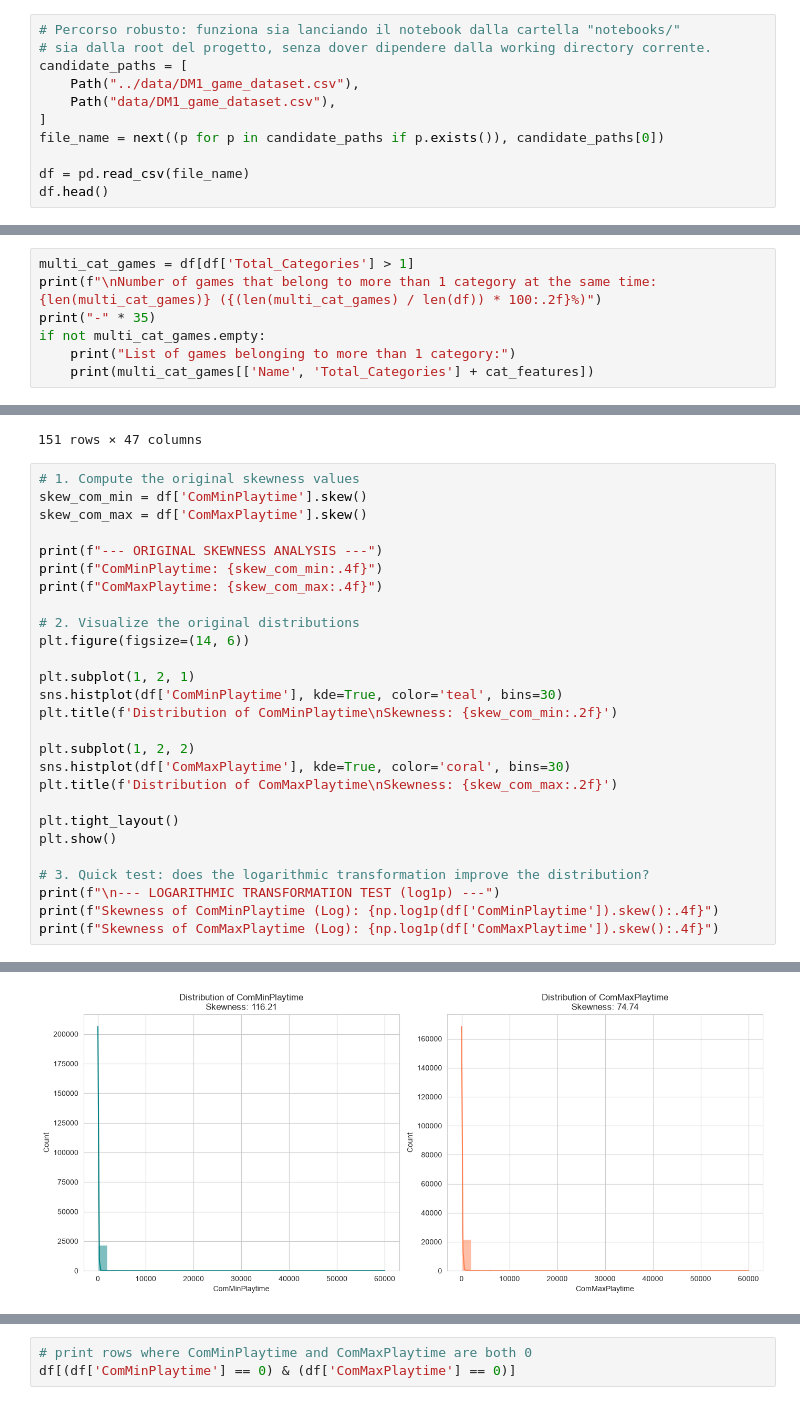
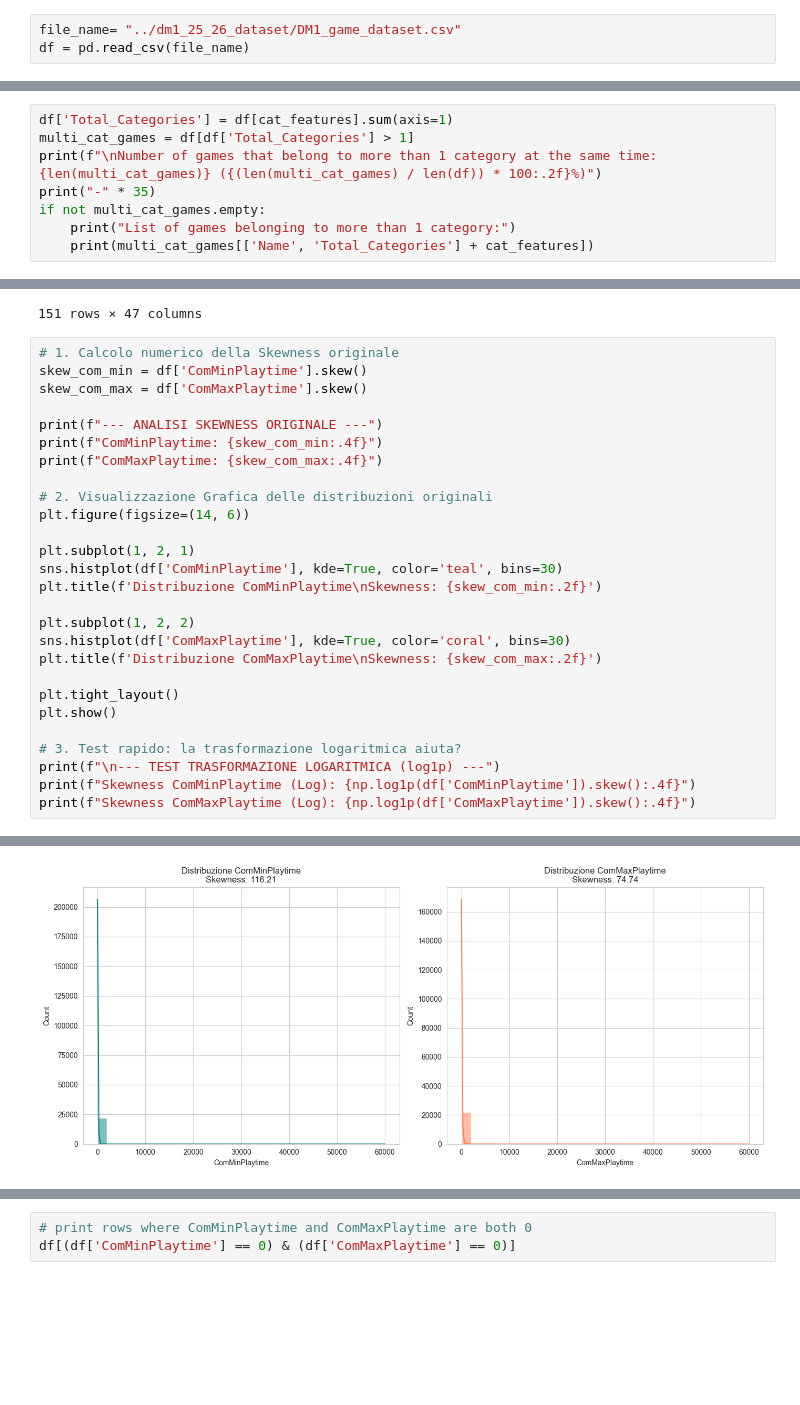
Before and after one commit to ecalabrese17/Board-Game-Data-Analytics, a Jupyter notebook: notebooks/0_data_understanding.ipynb, the cells around one changed output, grey strips where cells are left out. Saved outputs shown, nothing was run; the diff lists cells and outputs as text; blank space fills up the shorter version.

```diff
--- a/notebooks/0_data_understanding.ipynb
+++ b/notebooks/0_data_understanding.ipynb
@@ -20,12 +18,4 @@ from statsmodels.stats.multitest import multipletests
 from matplotlib.ticker import ScalarFormatter
 # %%
-# Percorso robusto: funziona sia lanciando il notebook dalla cartella "notebooks/"
-# sia dalla root del progetto, senza dover dipendere dalla working directory corrente.
-candidate_paths = [
-    Path("../data/DM1_game_dataset.csv"),
-    Path("data/DM1_game_dataset.csv"),
-]
-file_name = next((p for p in candidate_paths if p.exists()), candidate_paths[0])
-
+file_name= "../dm1_25_26_dataset/DM1_game_dataset.csv"
 df = pd.read_csv(file_name)
-df.head()
@@ -275,6 +278,7 @@ List of games without categories:
 # %% [markdown]
 ### Number of games that belong to more than 1 category at the same time
 # %%
+df['Total_Categories'] = df[cat_features].sum(axis=1)
 multi_cat_games = df[df['Total_Categories'] > 1]
 print(f"\nNumber of games that belong to more than 1 category at the same time: {len(multi_cat_games)} ({(len(multi_cat_games) / len(df)) * 100:.2f}%)")
 print("-" * 35)
@@ -341,30 +345,30 @@ df[df['ComMinPlaytime'] > df['ComMaxPlaytime']]
 | 21619 | 299573 | Papageno | enchanted kingdom flock colorful ... | 2020 | 1.00 | 1.1419 | 2 | 5 | ... |
 151 rows × 47 columns
 # %%
-# 1. Compute the original skewness values
+# 1. Calcolo numerico della Skewness originale
 skew_com_min = df['ComMinPlaytime'].skew()
 skew_com_max = df['ComMaxPlaytime'].skew()
 
-print(f"--- ORIGINAL SKEWNESS ANALYSIS ---")
+print(f"--- ANALISI SKEWNESS ORIGINALE ---")
 print(f"ComMinPlaytime: {skew_com_min:.4f}")
 print(f"ComMaxPlaytime: {skew_com_max:.4f}")
 
-# 2. Visualize the original distributions
+# 2. Visualizzazione Grafica delle distribuzioni originali
 plt.figure(figsize=(14, 6))
 
 plt.subplot(1, 2, 1)
 sns.histplot(df['ComMinPlaytime'], kde=True, color='teal', bins=30)
-plt.title(f'Distribution of ComMinPlaytime\nSkewness: {skew_com_min:.2f}')
+plt.title(f'Distribuzione ComMinPlaytime\nSkewness: {skew_com_min:.2f}')
 
 plt.subplot(1, 2, 2)
 sns.histplot(df['ComMaxPlaytime'], kde=True, color='coral', bins=30)
-plt.title(f'Distribution of ComMaxPlaytime\nSkewness: {skew_com_max:.2f}')
+plt.title(f'Distribuzione ComMaxPlaytime\nSkewness: {skew_com_max:.2f}')
 
 plt.tight_layout()
 plt.show()
 
-# 3. Quick test: does the logarithmic transformation improve the distribution?
-print(f"\n--- LOGARITHMIC TRANSFORMATION TEST (log1p) ---")
-print(f"Skewness of ComMinPlaytime (Log): {np.log1p(df['ComMinPlaytime']).skew():.4f}")
-print(f"Skewness of ComMaxPlaytime (Log): {np.log1p(df['ComMaxPlaytime']).skew():.4f}")
+# 3. Test rapido: la trasformazione logaritmica aiuta?
+print(f"\n--- TEST TRASFORMAZIONE LOGARITMICA (log1p) ---")
+print(f"Skewness ComMinPlaytime (Log): {np.log1p(df['ComMinPlaytime']).skew():.4f}")
+print(f"Skewness ComMaxPlaytime (Log): {np.log1p(df['ComMaxPlaytime']).skew():.4f}")
 # %% [output]
@@ -372,3 +376,3 @@ print(f"Skewness of ComMaxPlaytime (Log): {np.log1p(df['ComMaxPlaytime']).skew()
 ComMinPlaytime: 116.2071
 ComMaxPlaytime: 74.7392
-[figure, old version]
+[figure, new version]
```
Also changed, not shown: parts of 38 cells of this notebook.
